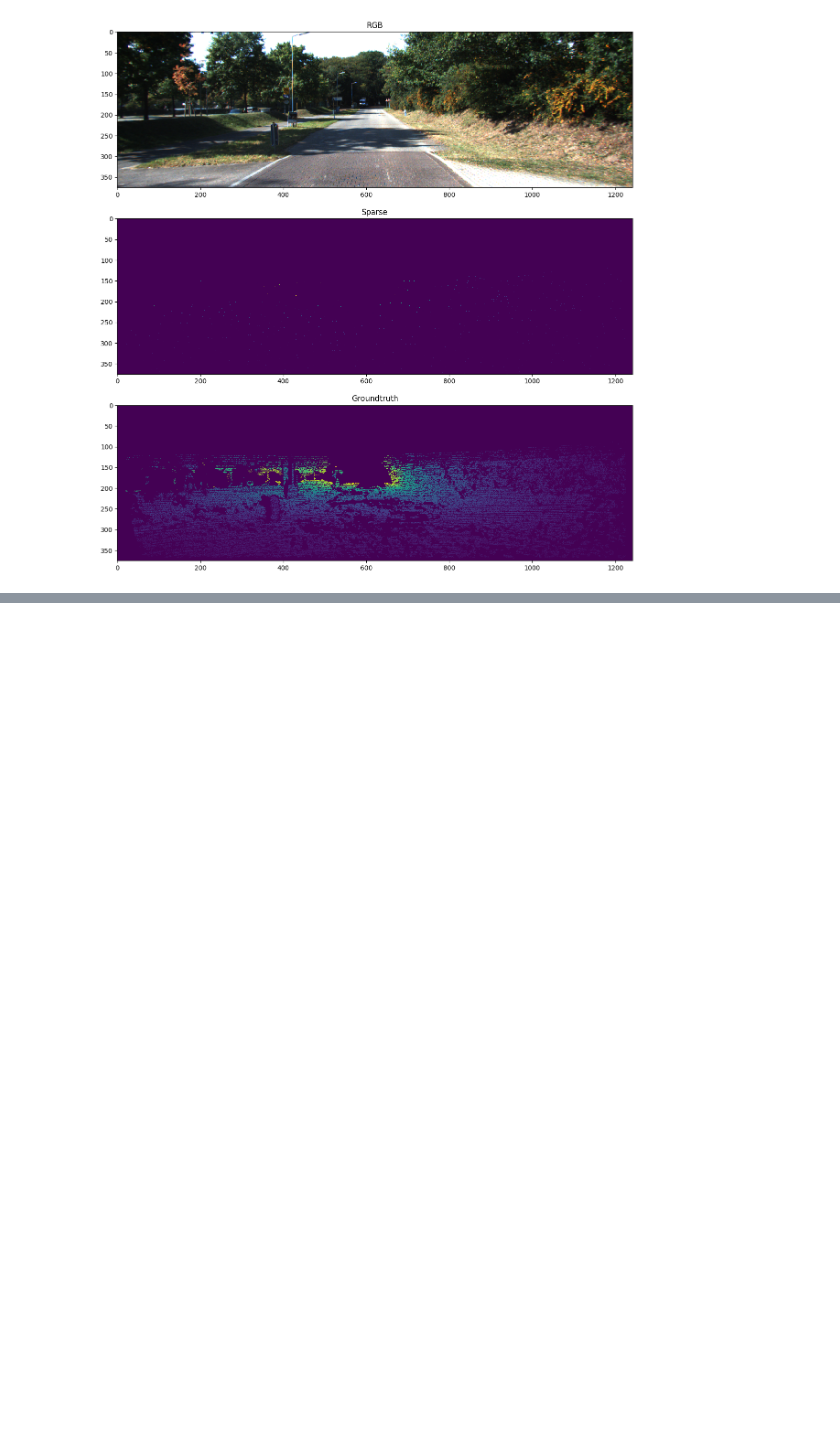
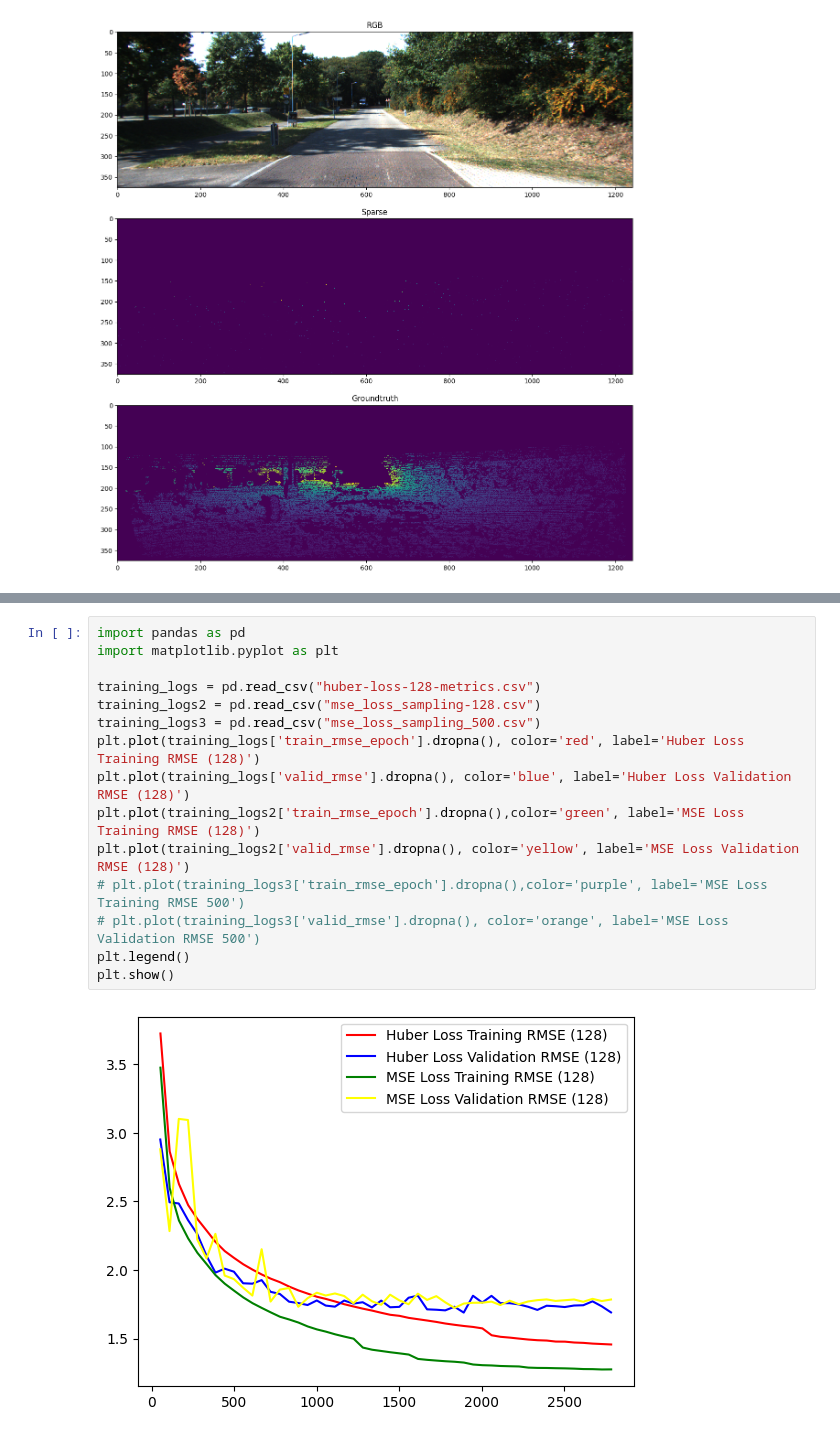
Before and after one commit to devolay/depth-completion-mp, a Jupyter notebook: notebooks/dataset_test.ipynb, the cells around one changed output, grey strips where cells are left out. Saved outputs shown, nothing was run; the diff lists cells and outputs as text; blank space fills up the shorter version.

```diff
--- a/notebooks/dataset_test.ipynb
+++ b/notebooks/dataset_test.ipynb
@@ -27,0 +79,17 @@ visualize_sample(training_dataset_downsample[1000])
+# %%
+import pandas as pd
+import matplotlib.pyplot as plt
+
+training_logs = pd.read_csv("huber-loss-128-metrics.csv")
+training_logs2 = pd.read_csv("mse_loss_sampling-128.csv")
+training_logs3 = pd.read_csv("mse_loss_sampling_500.csv")
+plt.plot(training_logs['train_rmse_epoch'].dropna(), color='red', label='Huber Loss Training RMSE (128)')
+plt.plot(training_logs['valid_rmse'].dropna(), color='blue', label='Huber Loss Validation RMSE (128)')
+plt.plot(training_logs2['train_rmse_epoch'].dropna(),color='green', label='MSE Loss Training RMSE (128)')
+plt.plot(training_logs2['valid_rmse'].dropna(), color='yellow', label='MSE Loss Validation RMSE (128)')
+# plt.plot(training_logs3['train_rmse_epoch'].dropna(),color='purple', label='MSE Loss Training RMSE 500')
+# plt.plot(training_logs3['valid_rmse'].dropna(), color='orange', label='MSE Loss Validation RMSE 500')
+plt.legend()
+plt.show()
+# %% [output]
+[figure, added]
```
Also changed, not shown: parts of 10 cells of this notebook, 6 other files.
